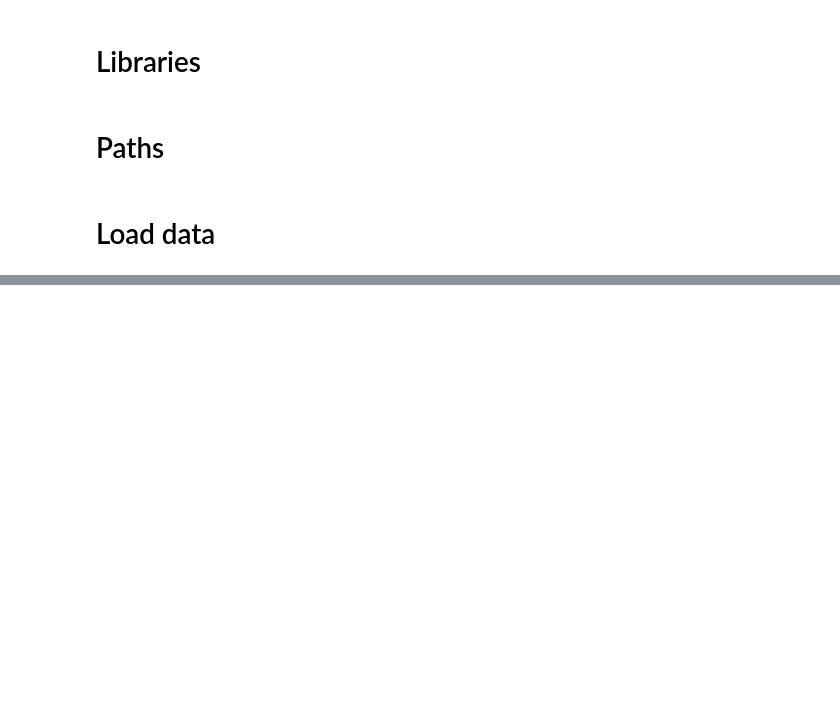
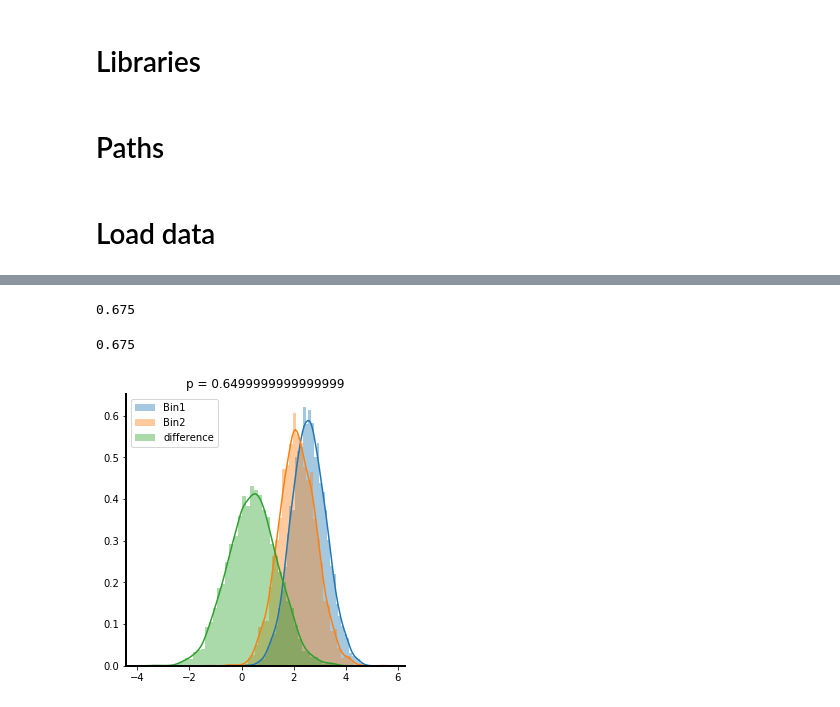
Before and after one commit to WhitneyLab/Serial_Dependence_Analysis_Base, a Jupyter notebook: figures/Fig_6/Fig_6.ipynb, the cells around one changed output, grey strips where cells are left out. Drawn from its saved outputs; the diff is of its cells as text; code cells hidden in the pictures; blank space fills up the shorter version.

```diff
--- a/figures/Fig_6/Fig_6.ipynb
+++ b/figures/Fig_6/Fig_6.ipynb
@@ -31,0 +43,14 @@ len(data)
+# %%
+bootP = np.sum(diff_dist>0)/len(diff_dist);
+print(bootP)
+if bootP < .5:
+    bootTwoTailedP = bootP*2;
+else:
+    bootTwoTailedP = (1-bootP)*2;
+# %% [output]
+0.675
+# %%
+compDistributions.substract2Dist(dist1, dist2)
+# %% [output]
+0.675
+[figure, added]
```
Also changed, not shown: parts of 6 cells of this notebook.
